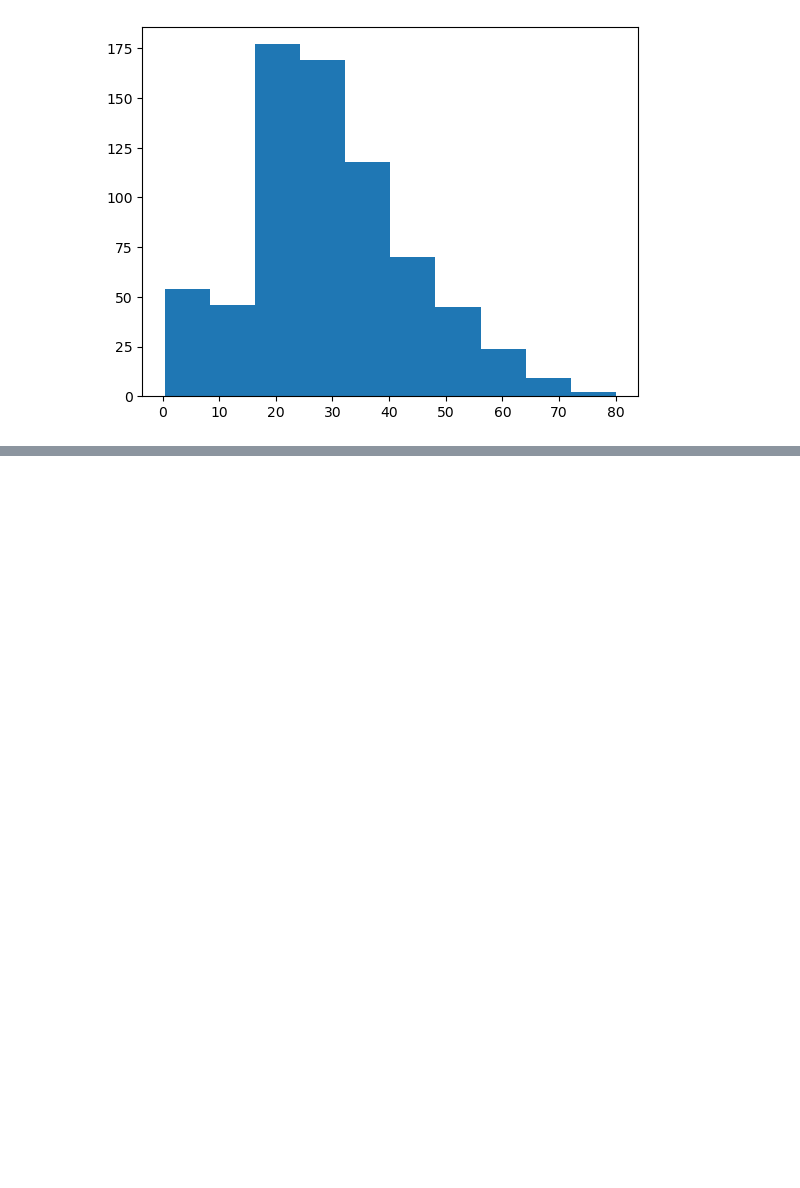
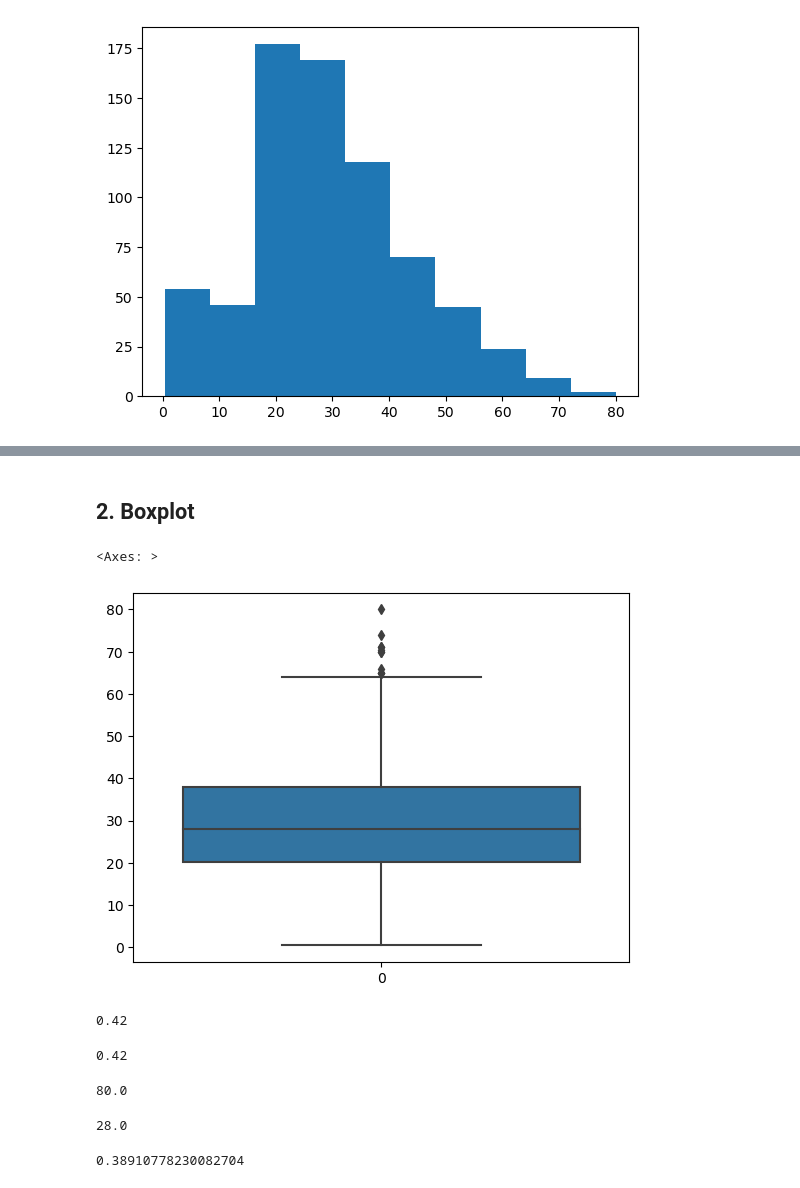
Before and after one commit to DeepjyotiBhattacharjee/EDA-and-Feature-Engineering-for-Data-Science-, a Jupyter notebook: EDA and Feature Engineering Day 1.ipynb, the cells around one changed output, grey strips where cells are left out. Saved outputs shown, nothing was run; the diff lists cells and outputs as text; code cells hidden in the pictures; blank space fills up the shorter version.

```diff
--- a/EDA and Feature Engineering Day 1.ipynb
+++ b/EDA and Feature Engineering Day 1.ipynb
@@ -351,0 +366,27 @@ plt.hist(df['age'])
+# %% [markdown]
+## 2. Boxplot
+# %%
+sns.boxplot(df['age'])
+# %% [output]
+<Axes: >
+[figure, added]
+# %%
+df['age'].min()
+# %% [output]
+0.42
+# %%
+min(df.age)
+# %% [output]
+0.42
+# %%
+df['age'].max()
+# %% [output]
+80.0
+# %%
+df['age'].median()
+# %% [output]
+28.0
+# %%
+df['age'].skew()
+# %% [output]
+0.38910778230082704
```
Also changed, not shown: parts of 4 cells of this notebook.
